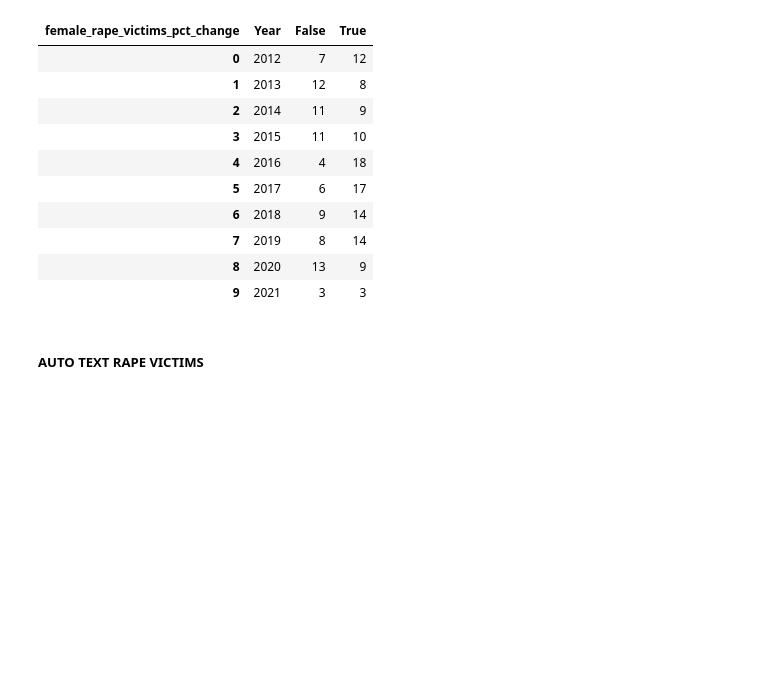
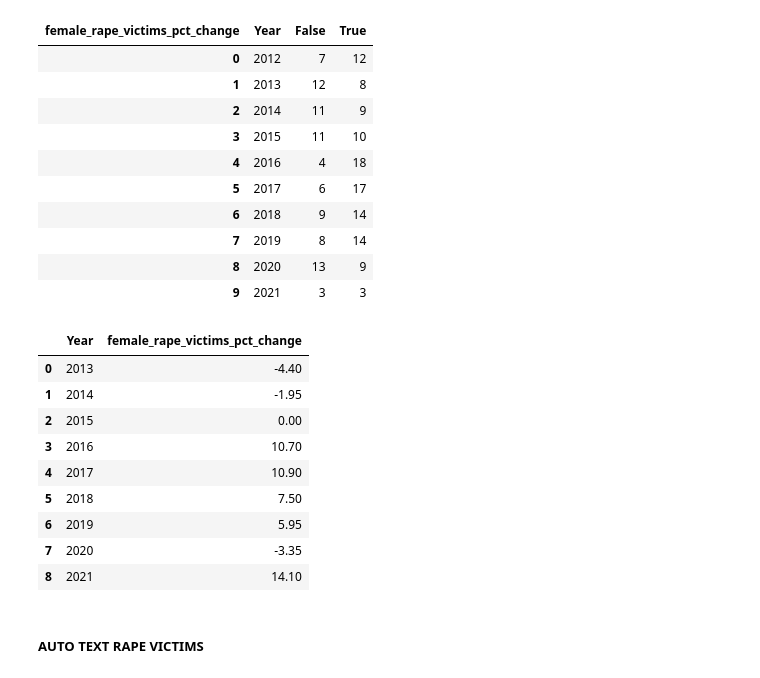
Before and after one commit to troboukis/FEMICIDES, a Jupyter notebook: Analysis.ipynb, the cells around one changed output. Cells and saved outputs as stored; diff of their text form; code cells hidden in the pictures; blank space fills up the shorter version.

```diff
--- a/Analysis.ipynb
+++ b/Analysis.ipynb
@@ -1007,6 +1008,20 @@ t.groupby('Year').female_rape_victims_pct_change.value_counts().to_frame().unsta
 | 7 | 2019 | 8 | 14 |
 | 8 | 2020 | 13 | 9 |
 | 9 | 2021 | 3 | 3 |
+# %%
+# Median change in female rape victims
+df[(df.Year>2012)*df.female_rape_victims_pct_change.notna()].groupby('Year')['female_rape_victims_pct_change'].median().reset_index()
+# %% [output]
+|  | Year | female_rape_victims_pct_change |
+| 0 | 2013 | -4.40 |
+| 1 | 2014 | -1.95 |
+| 2 | 2015 | 0.00 |
+| 3 | 2016 | 10.70 |
+| 4 | 2017 | 10.90 |
+| 5 | 2018 | 7.50 |
+| 6 | 2019 | 5.95 |
+| 7 | 2020 | -3.35 |
+| 8 | 2021 | 14.10 |
 # %% [markdown]
 ##### AUTO TEXT RAPE VICTIMS
 # %%
```
Also changed, not shown: parts of 12 cells of this notebook.
